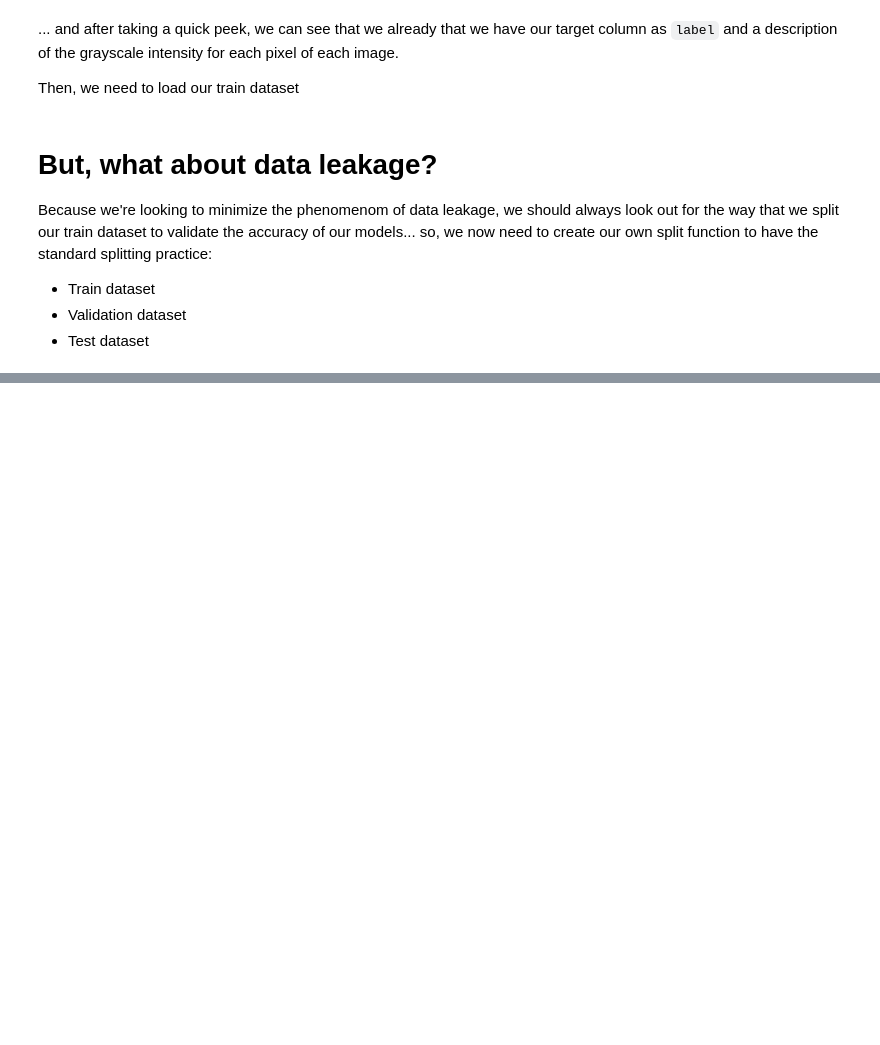
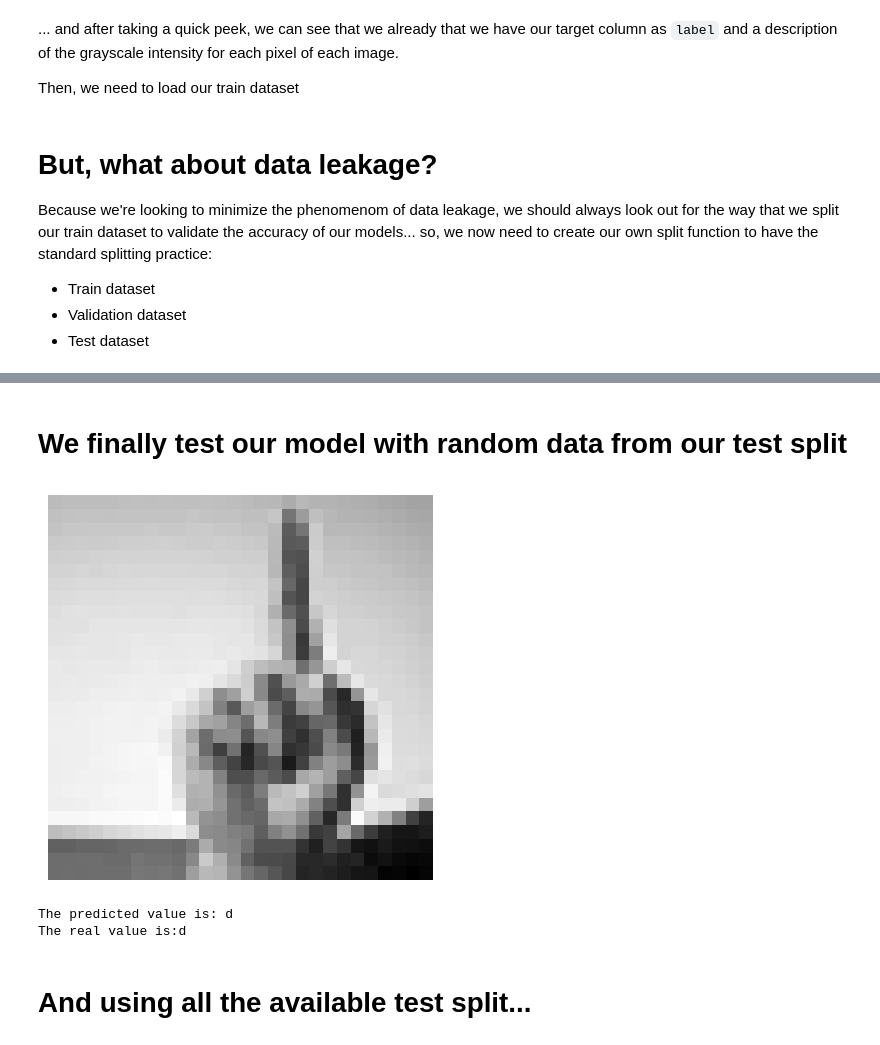
Before and after one commit to DelbertCV/asl-numpy-nn, a Jupyter notebook: asl_nn_from_scratch.ipynb, the cells around one changed output, grey strips where cells are left out. Saved outputs shown, nothing was run; the diff lists cells and outputs as text; code cells hidden in the pictures; blank space fills up the shorter version.

Commit message:
Model and prediction 1st iteration

```diff
--- a/asl_nn_from_scratch.ipynb
+++ b/asl_nn_from_scratch.ipynb
@@ -105,0 +244,9 @@ x_val, y_val, x_test, y_test = split_val_into_test(x_val, y_val)
+# %%
+class ReLU():
+
+    def __call__(self, Z):
+        return np.maximum(0, Z)
+
+    def backward(self, Z, A):
+        Z.grad = A.grad.copy()
+        Z.grad[Z <= 0] = 0
@@ -105,0 +308,22 @@ x_val, y_val, x_test, y_test = split_val_into_test(x_val, y_val)
+# %%
+def accuracy(x, y, mb_size):
+    correct = 0
+    total = 0
+    for i, (x, y) in enumerate(create_minibatches(mb_size, x, y)):
+        pred = model(x.T.view(np_tensor))
+        correct += np.sum(np.argmax(pred, axis=0) == y.squeeze())
+        total += pred.shape[1]
+    return correct/total
+
+def train(model, epochs, mb_size=128, learning_rate = 1e-3):
+    for epoch in range(epochs):
+        for i, (x, y) in enumerate(create_minibatches(mb_size, x_train, y_train)):
+
+            scores = model(x.T.view(np_tensor))
+            _, cost = softmaxXEntropy(scores, y)
+
+            model.backward()
+
+            model.update(learning_rate)
+
+        print(f'cost: {cost}, accuracy: {accuracy(x_val, y_val, mb_size)}')
@@ -105,0 +332,7 @@ x_val, y_val, x_test, y_test = split_val_into_test(x_val, y_val)
+# %%
+model = Sequential_layers([Linear(784, 200), ReLU(), Linear(200, 200), ReLU(), Linear(200, 24)])
+mb_size = 128
+learning_rate = 1e-3
+epochs = 40
+# %%
+train(model, epochs, mb_size, learning_rate)
@@ -105,0 +357,13 @@ x_val, y_val, x_test, y_test = split_val_into_test(x_val, y_val)
+# %% [markdown]
+# We finally test our model with random data from our test split
+# %%
+idx = np.random.randint(len(y_test))
+plot_sign(x_test[idx].reshape(28,28))
+pred = model.predict(x_test[idx].reshape(-1, 1))
+print(f'The predicted value is: {alphabet[pred]}\nThe real value is:{alphabet[y_test[idx]]}')
+# %% [output]
+[figure, added]
+The predicted value is: d
+The real value is:d
+# %% [markdown]
+# And using all the available test split...
```
Also changed, not shown: parts of 24 cells of this notebook.
